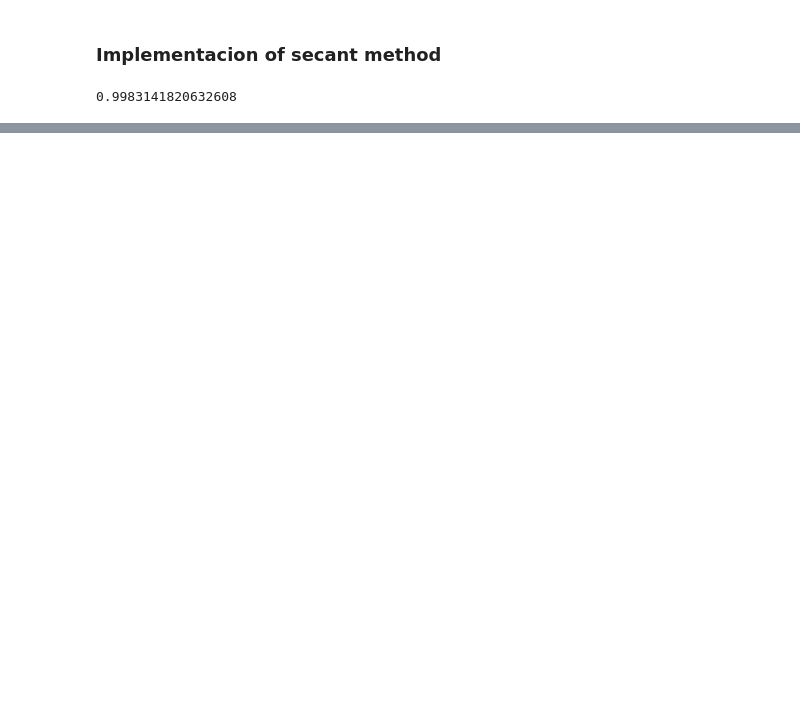
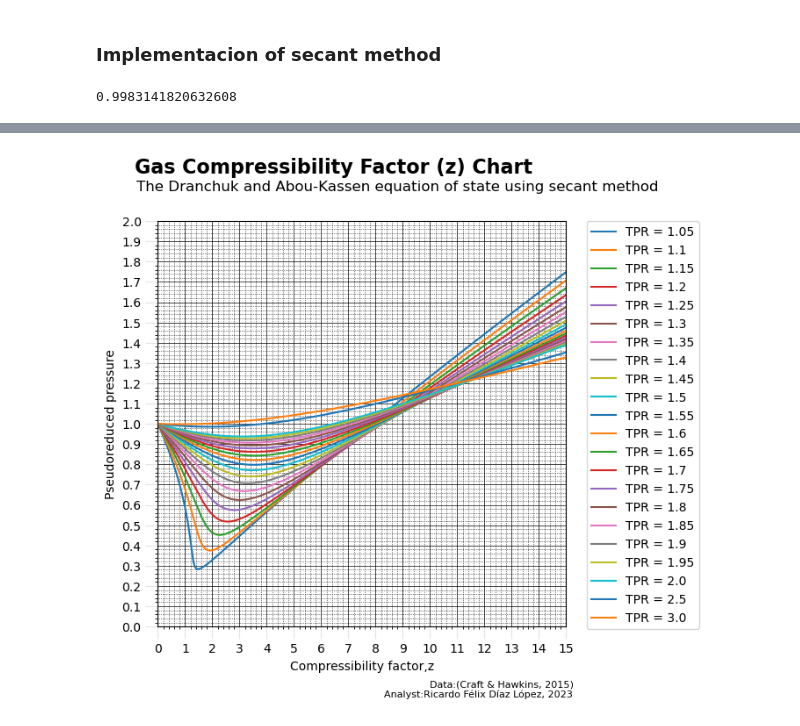
Before and after one commit to Ricardod671/graph_zfactor, a Jupyter notebook: notebooks/0.1-RFDL-zfactor_graph.ipynb, the cells around one changed output, grey strips where cells are left out. Cells and saved outputs as stored; diff of their text form; code cells hidden in the pictures; blank space fills up the shorter version.

Commit message:
Creating a most accurate chart of gas compresibility factor

```diff
--- a/notebooks/0.1-RFDL-zfactor_graph.ipynb
+++ b/notebooks/0.1-RFDL-zfactor_graph.ipynb
@@ -140,0 +102,77 @@ No artists with labels found to put in legend.  Note that artists whose label st
+# %%
+#backgrouned info and defining the graph
+fig = plt.figure(figsize=(6,6))
+ax = fig.add_subplot(1,1,1)
+fig.patch.set(facecolor='white')
+
+# setting axis limits
+ax.set_xlim(0,15)
+ax.set_ylim(0,2)
+
+# setting the ticks
+ax.set_xticks(range(16))
+ax.set_yticks([i/10 for i in range(21)], [f'{i/10}' for i in range(21)])
+
+# setting as our backgroun as  milimeter paper
+ax.minorticks_on()
+ax.grid(which='major', linestyle='-', linewidth='0.5', color='black')
+ax.grid(which='minor', linestyle=':', linewidth='0.5', color='black')
+
+# Preparing the tpr values
+tpr_values = [
+    1.05, 1.1, 1.15, 1.2, 1.25, 1.3, 1.35, 1.4, 1.45, 1.5,
+    1.55, 1.6, 1.65, 1.7, 1.75, 1.8, 1.85, 1.9, 1.95, 2.0,
+    2.5, 3.0
+]
+
+# Creating the points of ppr values to graph
+ppr_values = np.linspace(0, 15, 400)
+
+# time to graph the 2-D plot
+for tpr_value in tpr_values:
+    z_factor_values = [z_factor(ppr, tpr_value) for ppr in ppr_values]
+    ax.plot(ppr_values,
+            z_factor_values,
+            label=f'TPR = {tpr_value}')
+
+# extending horizontal tickmarks
+ax.tick_params(which='major',
+               length=10,
+               color= '#E4E4E4')
+
+# Adding the title
+ax.set_title("Gas Compressibility Factor (z) Chart",
+             fontsize=16,
+             x=0.43,
+             y=1.1,
+             fontweight='bold')
+
+# Adding the axis labels
+ax.set_xlabel("Compressibility factor,z")
+ax.set_ylabel("Pseudoreduced pressure")
+
+# Adding the subtitle
+ax.text(s = 'The Dranchuk and Abou-Kassen equation of state using secant method',
+        x = -0.8,
+        y = 2.15,
+        fontsize = 12)
+
+# Adding me
+ax.text(s = 'Analyst:Ricardo Félix Díaz López, 2023',
+        x = 8.3,
+        y = -0.35,
+        fontsize = 8)
+
+# Adding the source of data
+ax.text(s = 'Data:(Craft & Hawkins, 2015)',
+        x = 10,
+        y = -0.3,
+        fontsize = 8)
+
+# Adding the legend
+ax.legend(bbox_to_anchor=(1.05, 1),
+          loc='upper left',
+          borderaxespad=0.)
+plt.show();
+# %% [output]
+[figure, added]
```
Also changed, not shown: parts of 2 cells of this notebook.
